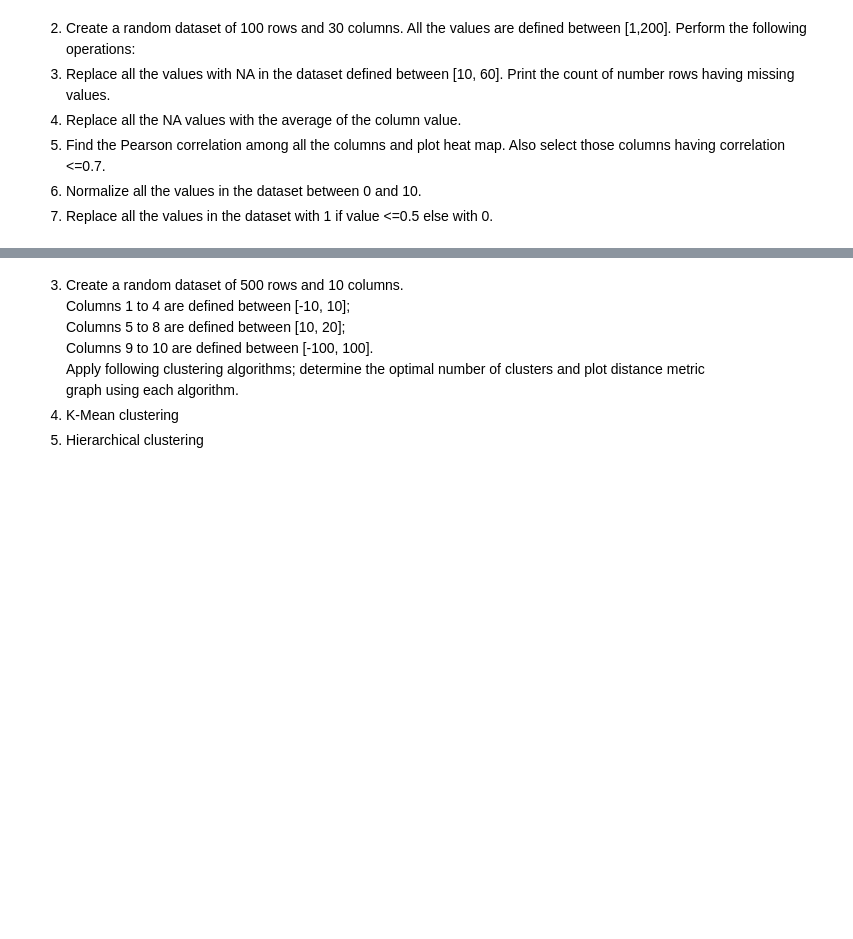
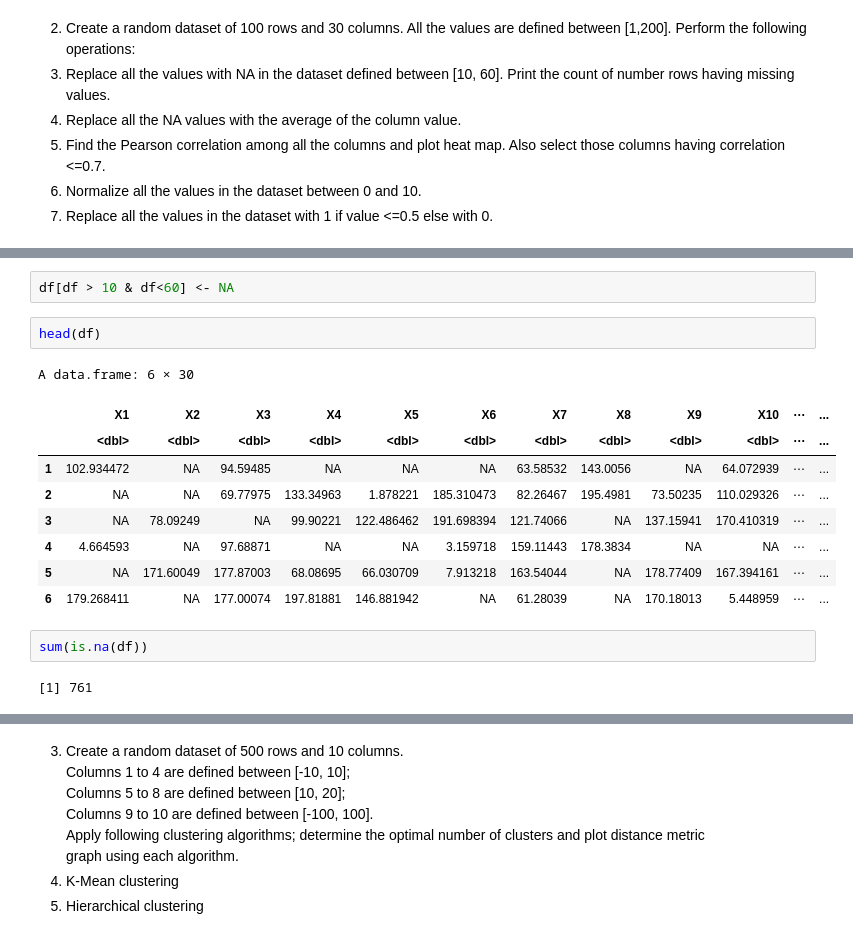
Before and after one commit to IqmanS/ML-Assignments, a Jupyter notebook: Assignment_3_R_Programming.ipynb, the cells around one changed output, grey strips where cells are left out. Drawn from its saved outputs; the diff is of its cells as text; blank space fills up the shorter version.

```diff
--- a/Assignment_3_R_Programming.ipynb
+++ b/Assignment_3_R_Programming.ipynb
@@ -21,0 +45,18 @@ having correlation <=0.7.
+# %%
+df[df > 10 & df<60] <- NA
+# %%
+head(df)
+# %% [output]
+A data.frame: 6 × 30
+|  | X1 | X2 | X3 | X4 | X5 | X6 | X7 | X8 | X9 | X10 | ⋯ | ... |
+|  | <dbl> | <dbl> | <dbl> | <dbl> | <dbl> | <dbl> | <dbl> | <dbl> | <dbl> | <dbl> | ⋯ | ... |
+| 1 | 102.934472 | NA | 94.59485 | NA | NA | NA | 63.58532 | 143.0056 | NA | 64.072939 | ⋯ | ... |
+| 2 | NA | NA | 69.77975 | 133.34963 | 1.878221 | 185.310473 | 82.26467 | 195.4981 | 73.50235 | 110.029326 | ⋯ | ... |
+| 3 | NA | 78.09249 | NA | 99.90221 | 122.486462 | 191.698394 | 121.74066 | NA | 137.15941 | 170.410319 | ⋯ | ... |
+| 4 | 4.664593 | NA | 97.68871 | NA | NA | 3.159718 | 159.11443 | 178.3834 | NA | NA | ⋯ | ... |
+| 5 | NA | 171.60049 | 177.87003 | 68.08695 | 66.030709 | 7.913218 | 163.54044 | NA | 178.77409 | 167.394161 | ⋯ | ... |
+| 6 | 179.268411 | NA | 177.00074 | 197.81881 | 146.881942 | NA | 61.28039 | NA | 170.18013 | 5.448959 | ⋯ | ... |
+# %%
+sum(is.na(df))
+# %% [output]
+[1] 761
```
Also changed, not shown: parts of 10 cells of this notebook.
